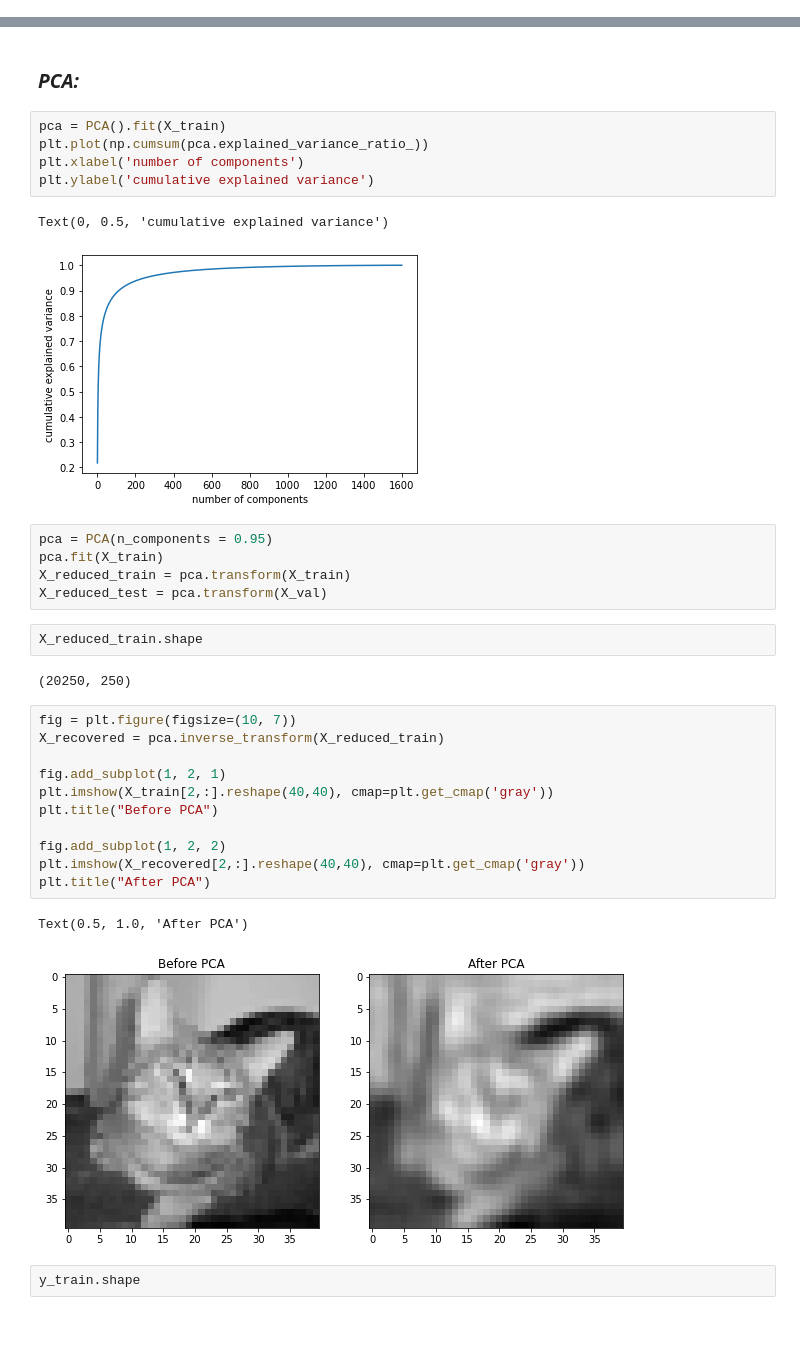
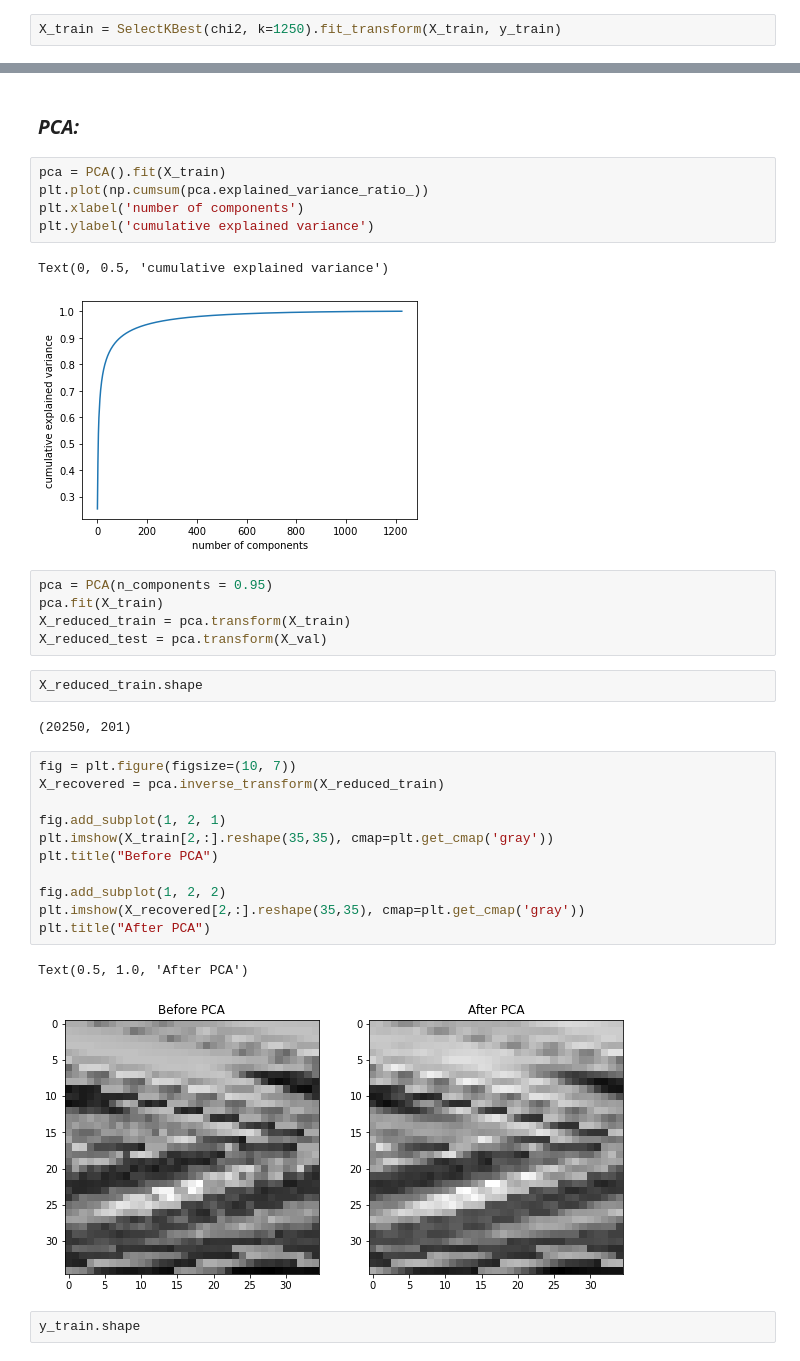
Before and after one commit to NoaAmichai/Cats-Vs-Dogs, a Jupyter notebook: Cats_Vs_Dogs .ipynb, the cells around one changed output, grey strips where cells are left out. Drawn from its saved outputs; the diff is of its cells as text; blank space fills up the shorter version.

```diff
--- a/Cats_Vs_Dogs .ipynb
+++ b/Cats_Vs_Dogs .ipynb
@@ -127,0 +127,2 @@ X_val_new = SelectKBest(chi2,k=2150).fit_transform(X_val,y_val)
+# %%
+X_train = SelectKBest(chi2, k=1250).fit_transform(X_train, y_train)
@@ -268,7 +277,7 @@ plt.xlabel('number of components')
 plt.ylabel('cumulative explained variance')
 # %% [output]
 Text(0, 0.5, 'cumulative explained variance')
-[figure, old version]
+[figure, new version]
 # %%
 pca = PCA(n_components = 0.95)
 pca.fit(X_train)
@@ -277,21 +286,21 @@ X_reduced_test = pca.transform(X_val)
 # %%
 X_reduced_train.shape
 # %% [output]
-(20250, 250)
+(20250, 201)
 # %%
 fig = plt.figure(figsize=(10, 7))
 X_recovered = pca.inverse_transform(X_reduced_train)
 
 fig.add_subplot(1, 2, 1)
-plt.imshow(X_train[2,:].reshape(40,40), cmap=plt.get_cmap('gray'))
+plt.imshow(X_train[2,:].reshape(35,35), cmap=plt.get_cmap('gray'))
 plt.title("Before PCA")
 
 fig.add_subplot(1, 2, 2)
-plt.imshow(X_recovered[2,:].reshape(40,40), cmap=plt.get_cmap('gray'))
+plt.imshow(X_recovered[2,:].reshape(35,35), cmap=plt.get_cmap('gray'))
 plt.title("After PCA")
 # %% [output]
 Text(0.5, 1.0, 'After PCA')
-[figure, old version]
+[figure, new version]
 # %%
 y_train.shape
 # %% [output]
```
Also changed, not shown: parts of 23 cells of this notebook.
